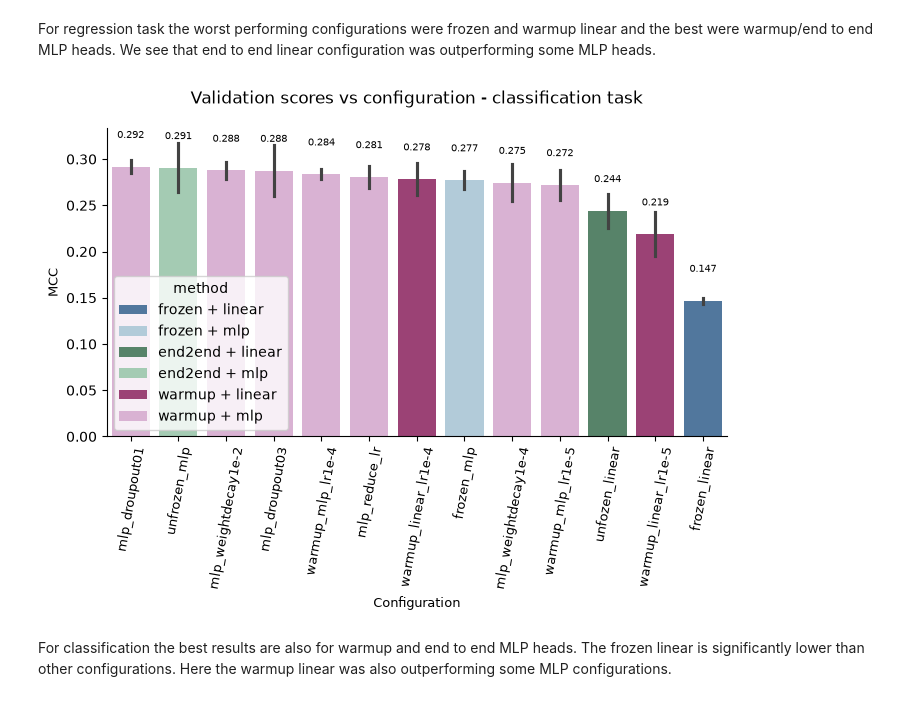
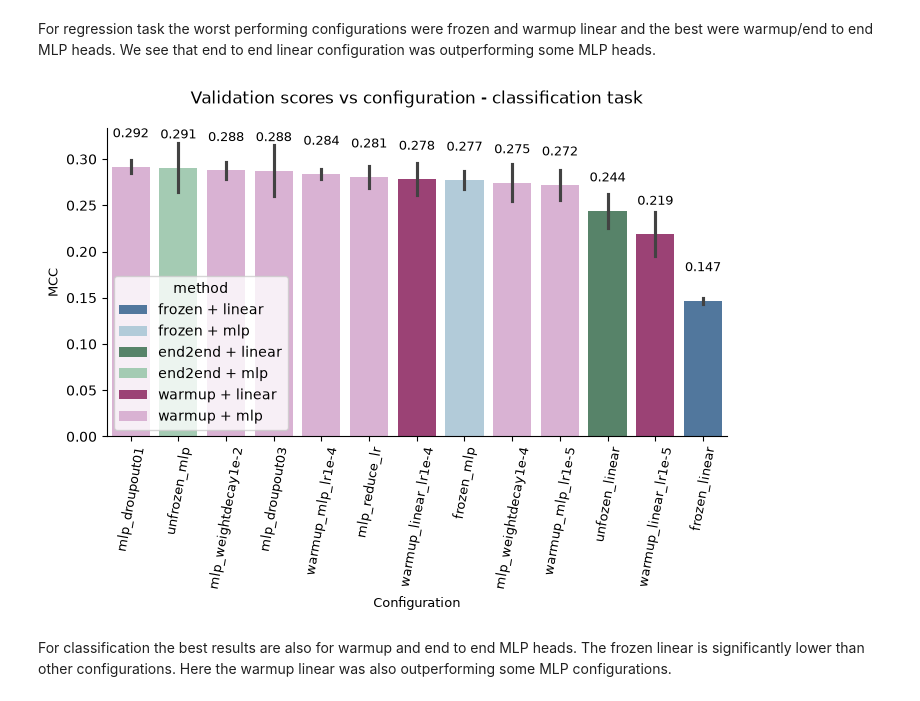
Before and after one commit to Aryan-Mi/02456-deep-learning-cyp-project, a Jupyter notebook: notebooks/04_chemeleon_run2_analysis.ipynb, the cells around one changed output. Cells and saved outputs as stored; diff of their text form; code cells hidden in the pictures.

Commit message:
analysis after running for 100 epochs and plots for the report

```diff
--- a/notebooks/04_chemeleon_run2_analysis.ipynb
+++ b/notebooks/04_chemeleon_run2_analysis.ipynb
@@ -250,20 +250,3 @@ short_labels = {
     'r2/05_wd1e-4_mlp': "mlp_weightdecay1e-4",
     'r2/06_reduce_lr_mlp': "mlp_reduce_lr"
 }
-# %%
-order = regression_results.groupby('exp')['val_score'].mean().sort_values().index.to_list()
-
-fig, ax = plt.subplots(figsize=(8, 4))
-sns.barplot(data=regression_results, x='exp', y='val_score',errorbar='sd',hue='method', order=order,palette=palette, ax=ax )
-
-for container in ax.containers:
-    ax.bar_label(container, fmt="%.3f", padding=6, fontsize=7)
-labels = [short_labels.get(x, x) for x in order]
-
-ax.set_xticks(range(len(labels)))
-ax.set_xticklabels(labels, rotation=80, fontsize=9)
-
-ax.set_xlabel("Configuration", fontsize=9)
-ax.set_ylabel("ST-RAE", fontsize = 9)
-ax.set_title("Validation scores vs configuration - regression task", pad=18)
-sns.despine(ax=ax)
@@ -271,0 +253,21 @@ sns.despine(ax=ax)
+# %%
+order = regression_results.groupby('exp')['val_score'].mean().sort_values(ascending=True).index.to_list()
+
+fig, ax = plt.subplots(figsize=(8, 4))
+sns.barplot(data=regression_results, x='exp', y='val_score',errorbar='sd',hue='method', order=order,palette=palette, ax=ax )
+
+for container in ax.containers:
+    ax.bar_label(container, fmt="%.3f", padding=19, fontsize=9)
+labels = [short_labels.get(x, x) for x in order]
+
+ax.set_xticks(range(len(labels)))
+ax.set_xticklabels(labels, rotation=80, fontsize=9)
+
+ax.set_xlabel("Configuration", fontsize=9)
+ax.set_ylabel("ST-RAE", fontsize = 9)
+ax.set_title("Validation scores vs configuration - regression task", pad=18)
+sns.despine(ax=ax)
+
+fig.savefig("figures/regression_all_results.pdf", format="pdf", bbox_inches="tight")
+
+plt.show()
@@ -274,22 +278,26 @@ For regression task the worst performing configurations were frozen and warmup l
 # %%
 order = classification_results.groupby('exp')['val_score'].mean().sort_values(ascending=False).index.to_list()
 
 fig, ax = plt.subplots(figsize=(8, 4))
 sns.barplot(data=classification_results, x='exp', y='val_score',errorbar='sd',hue='method', order=order,palette=palette, ax=ax )
 
 for container in ax.containers:
-    ax.bar_label(container, fmt="%.3f", padding=19, fontsize=7)
+    ax.bar_label(container, fmt="%.3f", padding=19, fontsize=9)
 labels = [short_labels.get(x, x) for x in order]
 
 ax.set_xticks(range(len(labels)))
 ax.set_xticklabels(labels, rotation=80, fontsize=9)
 
 ax.set_xlabel("Configuration", fontsize=9)
 ax.set_ylabel("MCC", fontsize = 9)
 ax.set_title("Validation scores vs configuration - classification task", pad=18)
 sns.despine(ax=ax)
+
+fig.savefig("figures/classification_all_results.pdf", format="pdf", bbox_inches="tight")
+
+plt.show()
 # %% [output]
-[figure, old version]
+[figure, new version]
 # %% [markdown]
 For classification the best results are also for warmup and end to end MLP heads. The frozen linear is significantly lower than other configurations. Here the warmup linear was also outperforming some MLP configurations.
 # %% [markdown]
```
Also changed, not shown: parts of 20 cells of this notebook, 1 other file.
